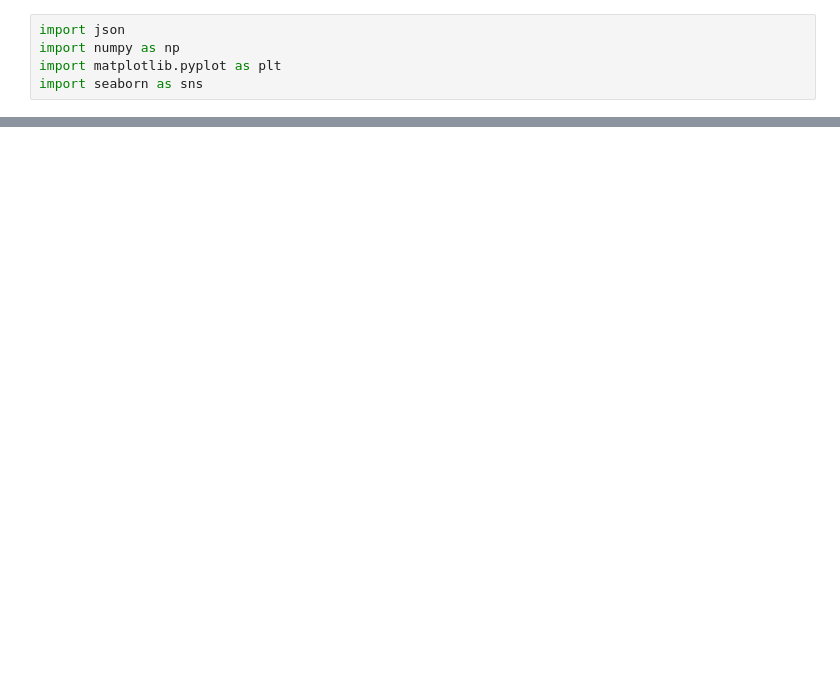
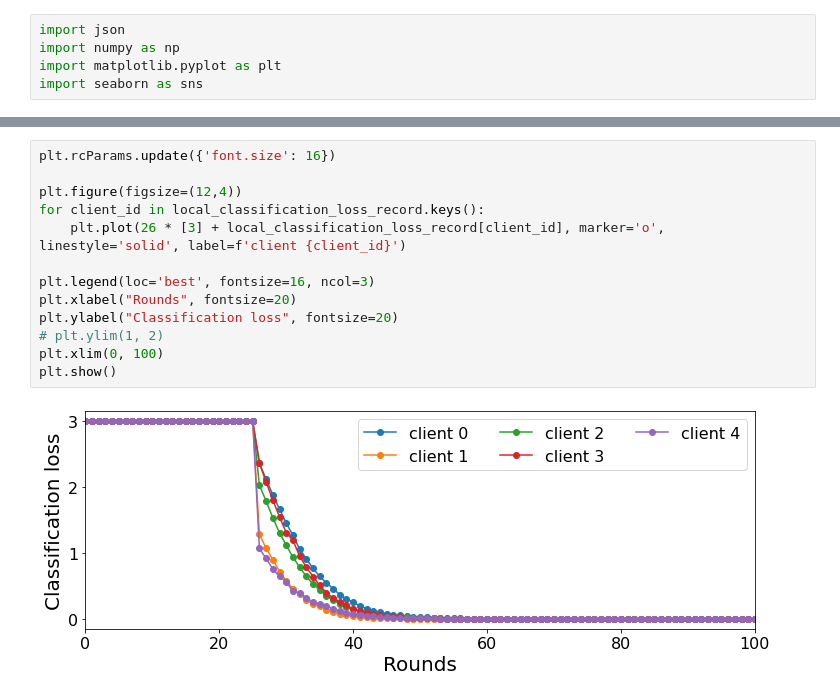
Before and after one commit to AIoT-Lab-BKAI/Hung-NN-verifiedFL, a Jupyter notebook: line_plot.ipynb, the cells around one changed output, grey strips where cells are left out. Drawn from its saved outputs; the diff is of its cells as text; blank space fills up the shorter version.

```diff
--- a/line_plot.ipynb
+++ b/line_plot.ipynb
@@ -69,0 +78,15 @@ IndexError: Inconsistent shape between the condition and the input (got (10, 1)
+# %%
+plt.rcParams.update({'font.size': 16})
+
+plt.figure(figsize=(12,4))
+for client_id in local_classification_loss_record.keys():
+    plt.plot(26 * [3] + local_classification_loss_record[client_id], marker='o', linestyle='solid', label=f'client {client_id}')
+
+plt.legend(loc='best', fontsize=16, ncol=3)
+plt.xlabel("Rounds", fontsize=20)
+plt.ylabel("Classification loss", fontsize=20)
+# plt.ylim(1, 2)
+plt.xlim(0, 100)
+plt.show()
+# %% [output]
+[figure, added]
```
Also changed, not shown: parts of 10 cells of this notebook, 9 other files.
